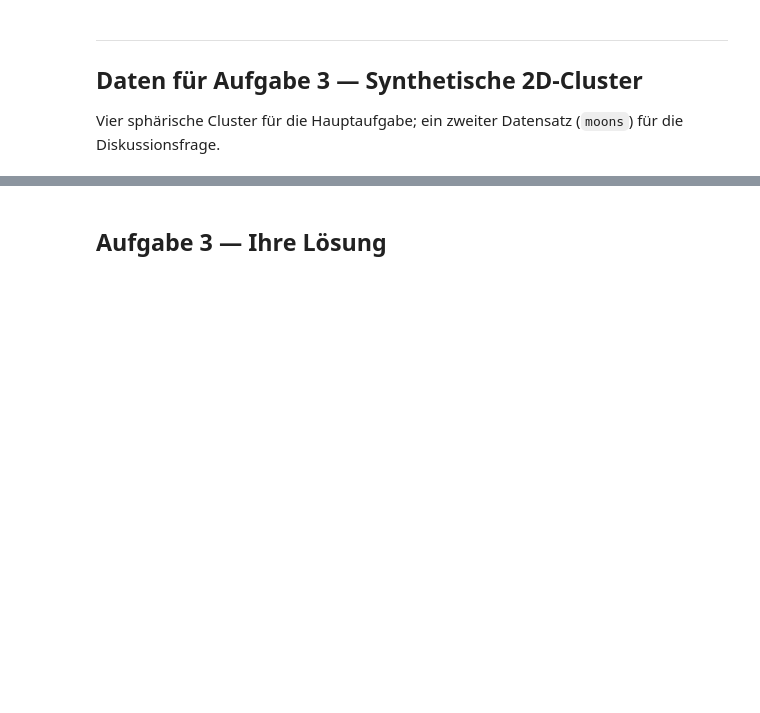
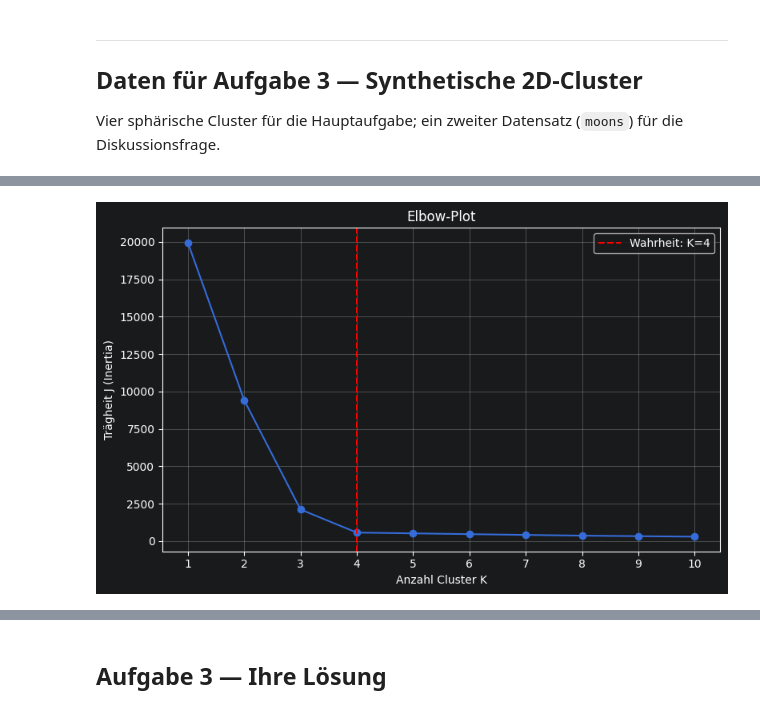
Before and after one commit to Toyo1234/Master-Studium-Semester-1, a Jupyter notebook: Mustererkennung/Übung 2/uebung_02_vorlage.ipynb, the cells around one changed output, grey strips where cells are left out. Drawn from its saved outputs; the diff is of its cells as text; code cells hidden in the pictures; blank space fills up the shorter version.

```diff
--- a/Mustererkennung/Übung 2/uebung_02_vorlage.ipynb
+++ b/Mustererkennung/Übung 2/uebung_02_vorlage.ipynb
@@ -384,0 +517,22 @@ print(f'Blobs: {X_blobs.shape}')
+# %%
+inertias = []
+K_range = range(1, 11)
+
+for k in K_range:
+    km = KMeans(n_clusters=k, n_init=10, random_state=42)
+    km.fit(X_blobs)
+    inertias.append(km.inertia_)
+
+plt.figure(figsize=(8, 5))
+plt.plot(K_range, inertias, marker='o')
+plt.axvline(x=4, color='red', linestyle='--', label='Wahrheit: K=4')
+plt.xlabel('Anzahl Cluster K')
+plt.ylabel('Trägheit J (Inertia)')
+plt.title('Elbow-Plot')
+plt.xticks(K_range)
+plt.legend()
+plt.grid(True)
+plt.tight_layout()
+plt.show()
+# %% [output]
+[figure, added]
```
Also changed, not shown: parts of 10 cells of this notebook.
